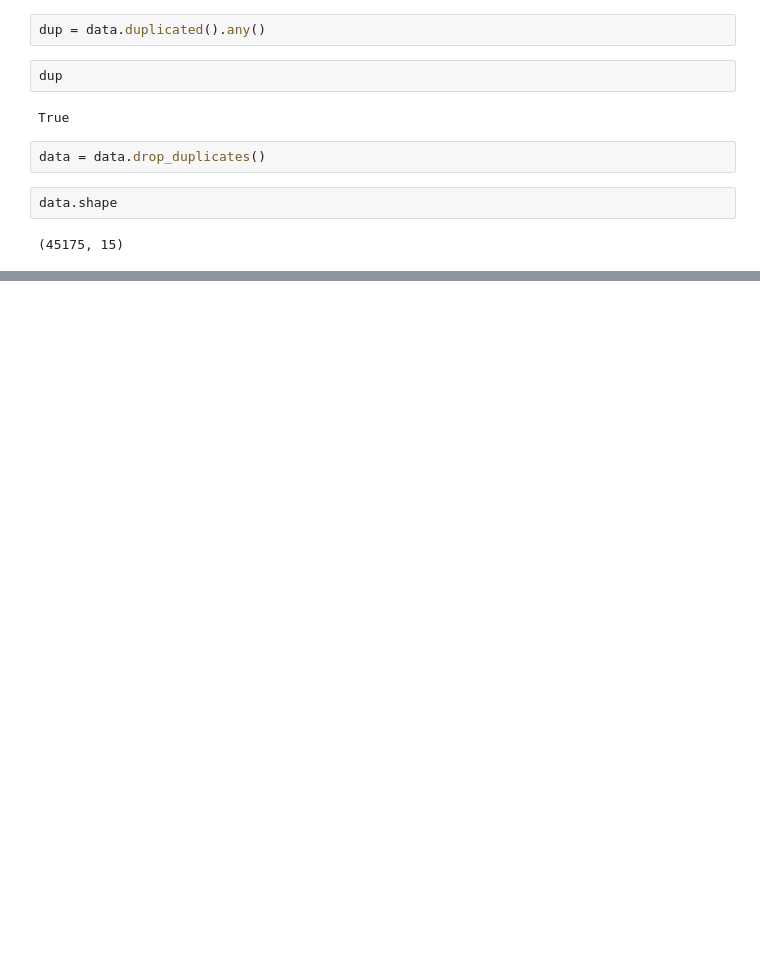
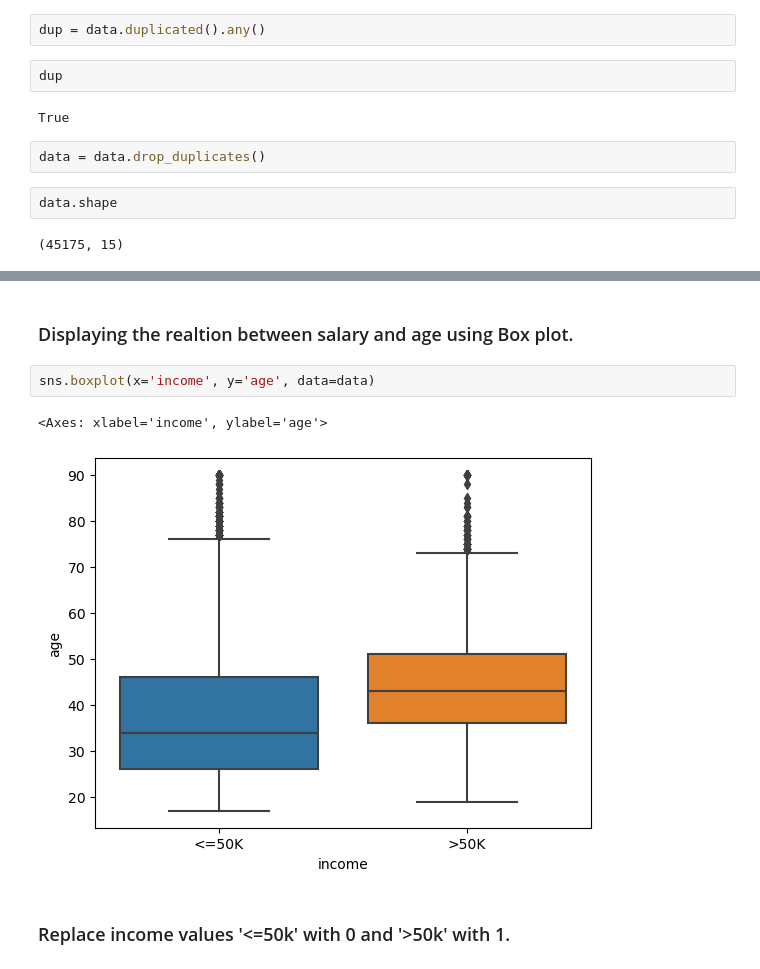
Before and after one commit to Ashish75585/My_Pandas_Project, a Jupyter notebook: Project-3-Adult Income.ipynb, the cells around one changed output, grey strips where cells are left out. Saved outputs shown, nothing was run; the diff lists cells and outputs as text; blank space fills up the shorter version.

```diff
--- a/Project-3-Adult Income.ipynb
+++ b/Project-3-Adult Income.ipynb
@@ -330,0 +463,9 @@ data.shape
+# %% [markdown]
+### Displaying the realtion between salary and age using Box plot.
+# %%
+sns.boxplot(x='income', y='age', data=data)
+# %% [output]
+<Axes: xlabel='income', ylabel='age'>
+[figure, added]
+# %% [markdown]
+### Replace income values '<=50k' with 0 and '>50k' with 1.
```
Also changed, not shown: parts of 40 cells of this notebook, 7 other files.
